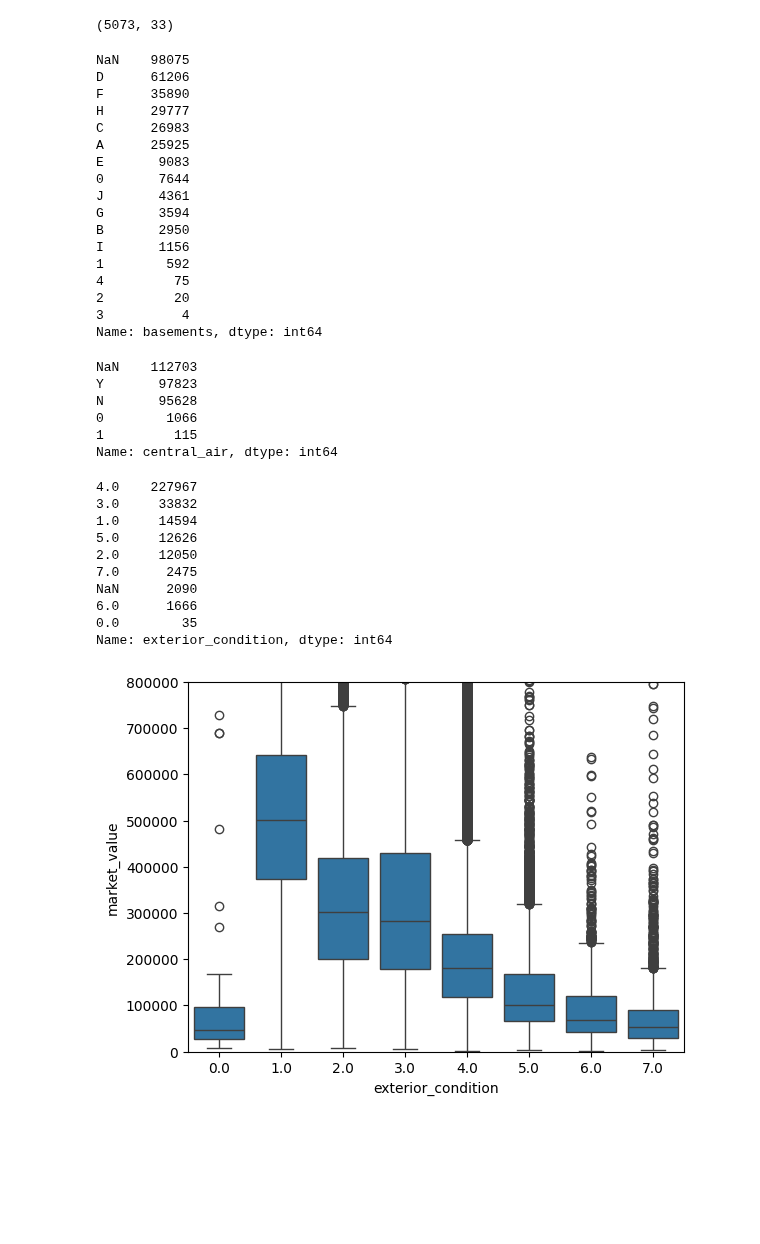
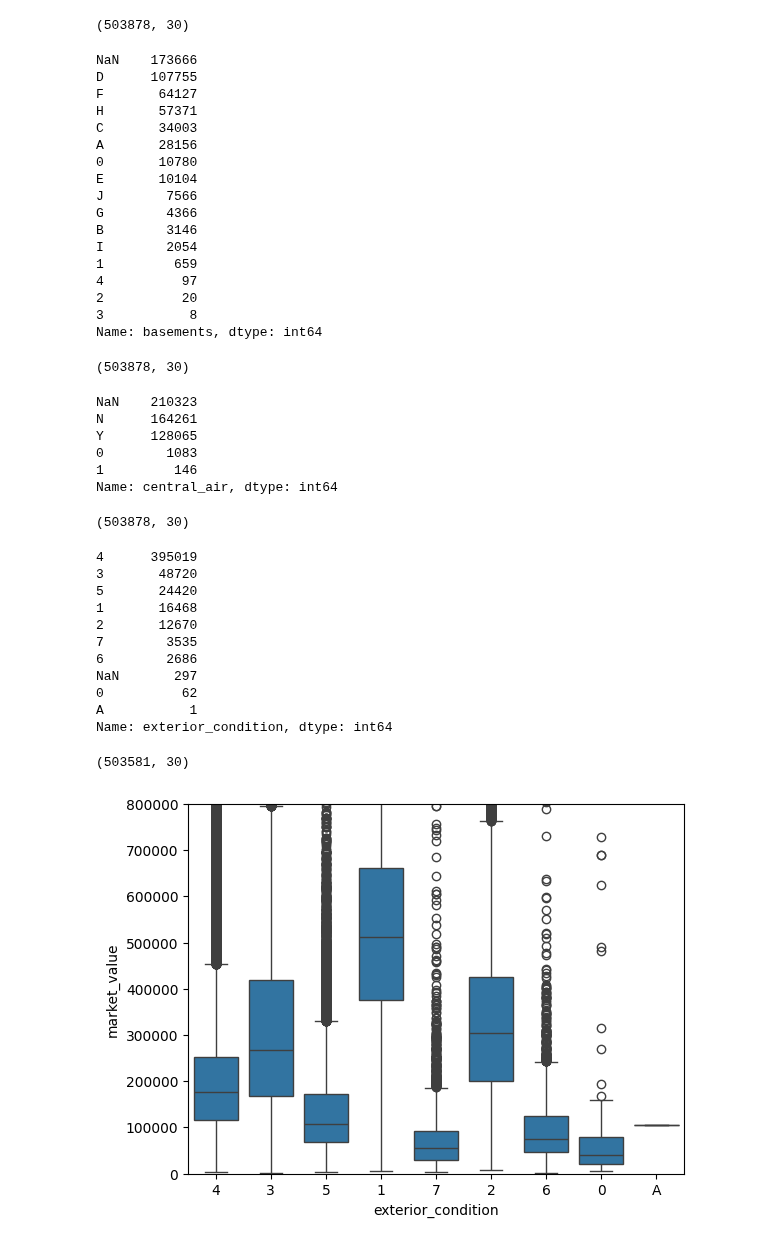
Before and after one commit to Taazkir/ML-predicting-house-prices-philadelphia, a Jupyter notebook: Predicting_House_Prices_in_Philadelphia.ipynb, the cells around one changed output. Cells and saved outputs as stored; diff of their text form; code cells hidden in the pictures; blank space fills up the shorter version.

```diff
--- a/Predicting_House_Prices_in_Philadelphia.ipynb
+++ b/Predicting_House_Prices_in_Philadelphia.ipynb
@@ -45,10 +59,12 @@ drop_column_list = ['the_geom', 'assessment_date','beginning_point', 'book_and_p
                     'street_name', 'street_direction', 'geographic_ward', 'pin',
                     'unfinished', 'utility', 'suffix', 'quality_grade',
                     'separate_utilities', 'building_code_description', 'building_code_new',
-                    'building_code_description_new', 'garage_type','interior_condition']
+                    'building_code_description_new', 'garage_type','interior_condition',
+                    'number_stories', 'number_of_rooms', 'zoning']
 
 data = df.drop(drop_column_list, axis = 1)
 
 # Drop market values that are zero or missing
 data = data.dropna(subset=["market_value"])
 data = data.drop(data[data.market_value == 0].index)
+data.shape
@@ -87,7 +105,7 @@ data=data.drop(data[data.category_code == 16].index)
 data.columns
 data.shape
 # %% [output]
-(5073, 33)
+(503878, 30)
 # %%
 # Handling 'basements'
 print(data.basements.value_counts(dropna=False))
@@ -110,24 +128,26 @@ print(data.basements.value_counts(dropna=False))
 
 data.loc[:, "basements"] = data.loc[:, "basements"].fillna('L')
 data.loc[:, "basements"] = data['basements'].replace('0', 'K')
+data.shape
 # %% [output]
-NaN    98075
-D      61206
-F      35890
-H      29777
-C      26983
-A      25925
-E       9083
-0       7644
-J       4361
-G       3594
-B       2950
-I       1156
-1        592
-4         75
-2         20
-3          4
+NaN    173666
+D      107755
+F       64127
+H       57371
+C       34003
+A       28156
+0       10780
+E       10104
+J        7566
+G        4366
+B        3146
+I        2054
+1         659
+4          97
+2          20
+3           8
 Name: basements, dtype: int64
+(503878, 30)
 # %%
 # Handling 'central_air'
 print(data.central_air.value_counts(dropna=False))
@@ -138,49 +158,56 @@ data.loc[:, "central_air"] = data['central_air'].replace('0', 'N')
 data.loc[:, "central_air"] = data['central_air'].fillna('N')
 # Replacing '1' with 'Y'
 data.loc[:, "central_air"] = data['central_air'].replace('1', 'Y')
+
+data.shape
 # %% [output]
-NaN    112703
-Y       97823
-N       95628
-0        1066
-1         115
+NaN    210323
+N      164261
+Y      128065
+0        1083
+1         146
 Name: central_air, dtype: int64
+(503878, 30)
 # %%
 # Handling 'exterior_condition'
 print(data.exterior_condition.value_counts(dropna=False))
 
 # Box plot: 'market_value' vs. 'exterior_condition'
 condition_df = pd.concat([data['market_value'],
                          data['exterior_condition']], axis=1)
 
 box_fig = sns.boxplot(x='exterior_condition', y="market_value", data=condition_df)
 box_fig.axis(ymin=0, ymax=800000)
 
 # Exterior Condition key
 '''
 0.0 - Not Applicable
 1.0 - Best Condition
 .
 .
 .
 7.0 - Worst Condition
 '''
 
 # Dropping NaN
 
 data = data.dropna(subset=["exterior_condition"])
+
+data.shape
 # %% [output]
-4.0    227967
-3.0     33832
-1.0     14594
-5.0     12626
-2.0     12050
-7.0      2475
-NaN      2090
-6.0      1666
-0.0        35
+4      395019
+3       48720
+5       24420
+1       16468
+2       12670
+7        3535
+6        2686
+NaN       297
+0          62
+A           1
 Name: exterior_condition, dtype: int64
+(503581, 30)
-[figure, old version]
+[figure, new version]
 # %%
 # Handling 'fuel'
 print(data.fuel.value_counts(dropna=False))
```
Also changed, not shown: parts of 22 cells of this notebook.
